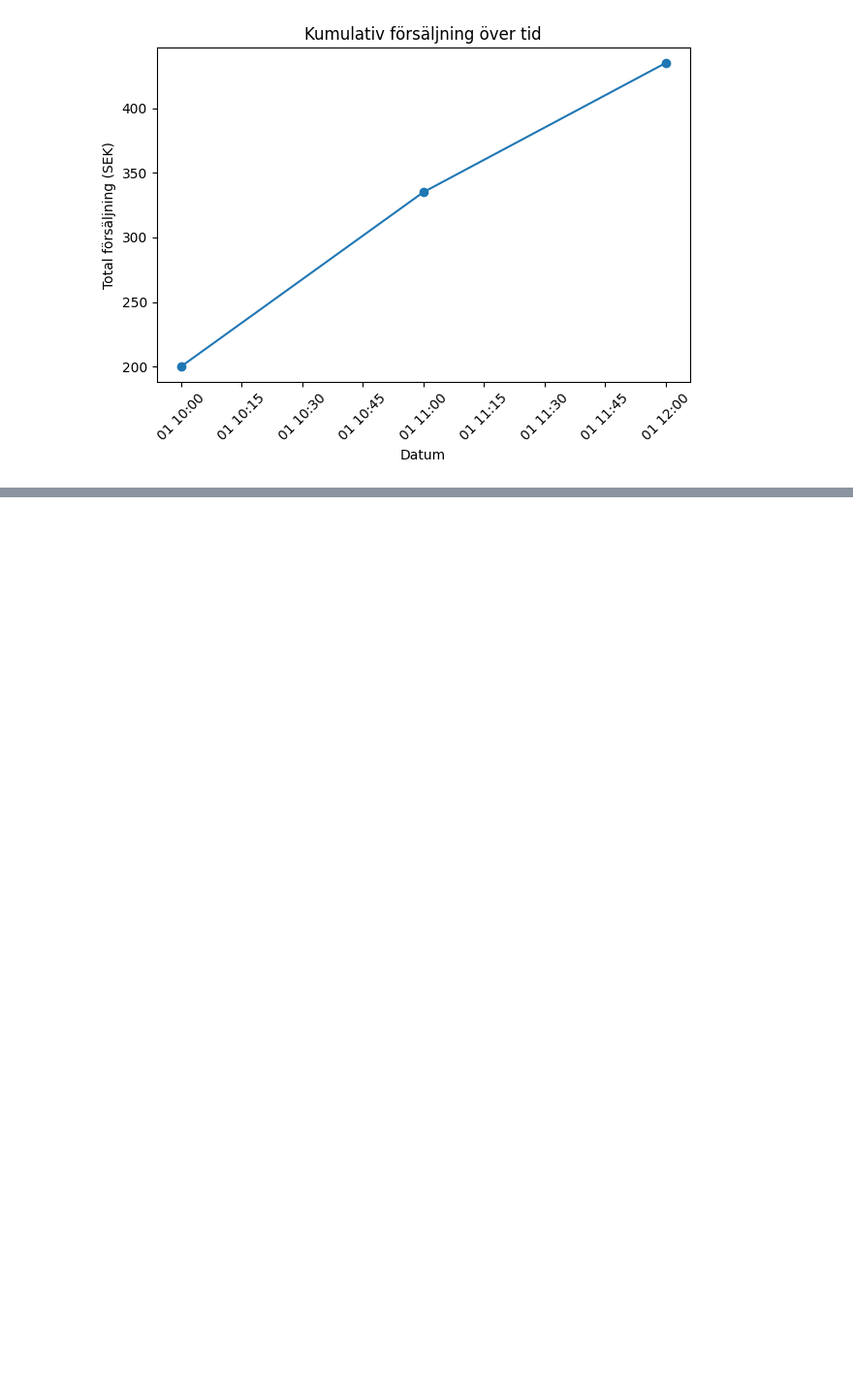
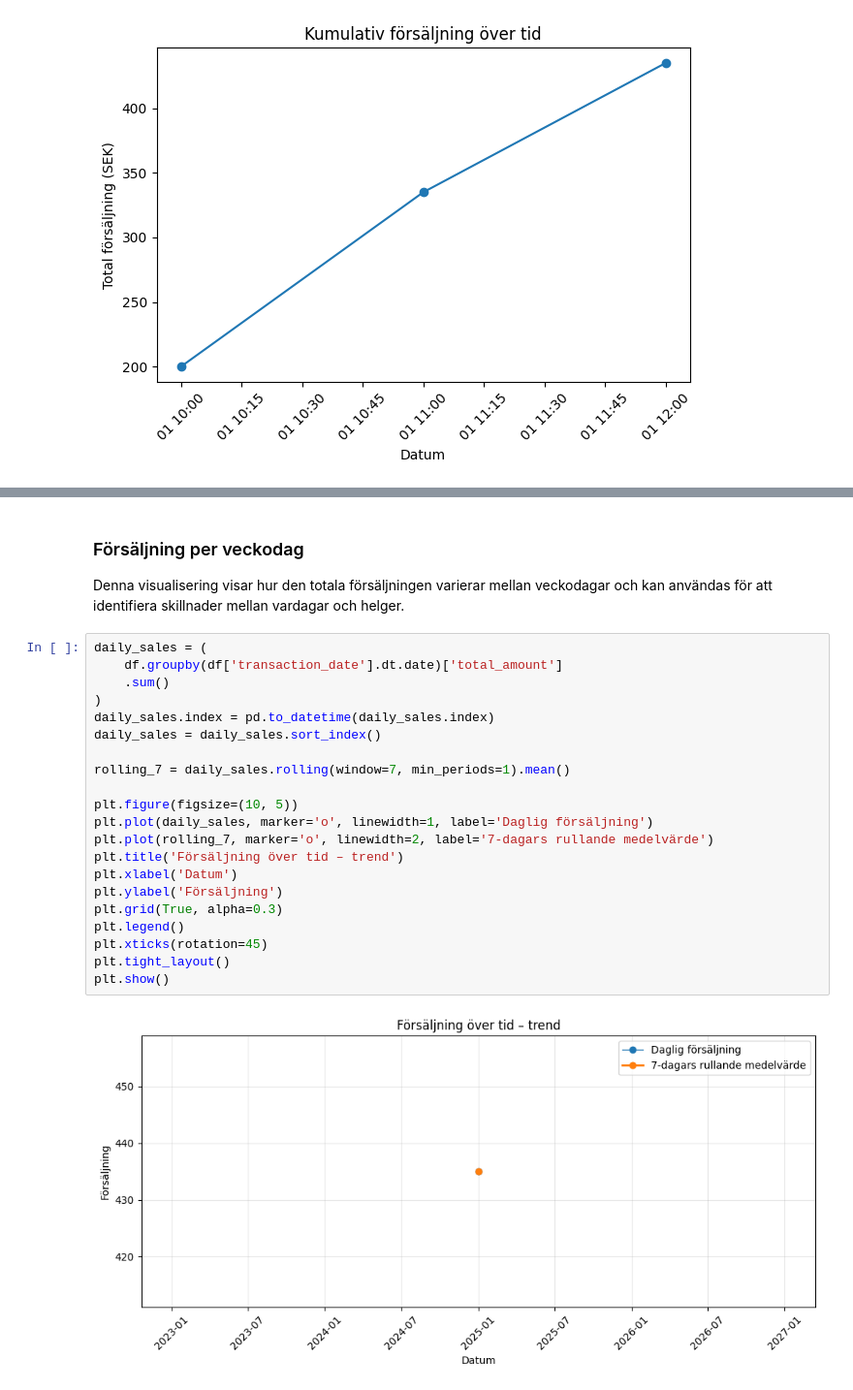
Before and after one commit to fankeiy/Data_science_projektarbete, a Jupyter notebook: visualiseringar.ipynb, the cells around one changed output, grey strips where cells are left out. Shown at 97% size. Saved outputs shown, nothing was run; the diff lists cells and outputs as text; blank space fills up the shorter version.

```diff
--- a/visualiseringar.ipynb
+++ b/visualiseringar.ipynb
@@ -119,0 +161,26 @@ plt.show()
+# %% [markdown]
+### Försäljning per veckodag
+Denna visualisering visar hur den totala försäljningen varierar mellan veckodagar och kan användas för att identifiera skillnader mellan vardagar och helger.
+# %%
+daily_sales = (
+    df.groupby(df['transaction_date'].dt.date)['total_amount']
+    .sum()
+)
+daily_sales.index = pd.to_datetime(daily_sales.index)
+daily_sales = daily_sales.sort_index()
+
+rolling_7 = daily_sales.rolling(window=7, min_periods=1).mean()
+
+plt.figure(figsize=(10, 5))
+plt.plot(daily_sales, marker='o', linewidth=1, label='Daglig försäljning')
+plt.plot(rolling_7, marker='o', linewidth=2, label='7-dagars rullande medelvärde')
+plt.title('Försäljning över tid – trend')
+plt.xlabel('Datum')
+plt.ylabel('Försäljning')
+plt.grid(True, alpha=0.3)
+plt.legend()
+plt.xticks(rotation=45)
+plt.tight_layout()
+plt.show()
+# %% [output]
+[figure, added]
```
Also changed, not shown: parts of 11 cells of this notebook.
